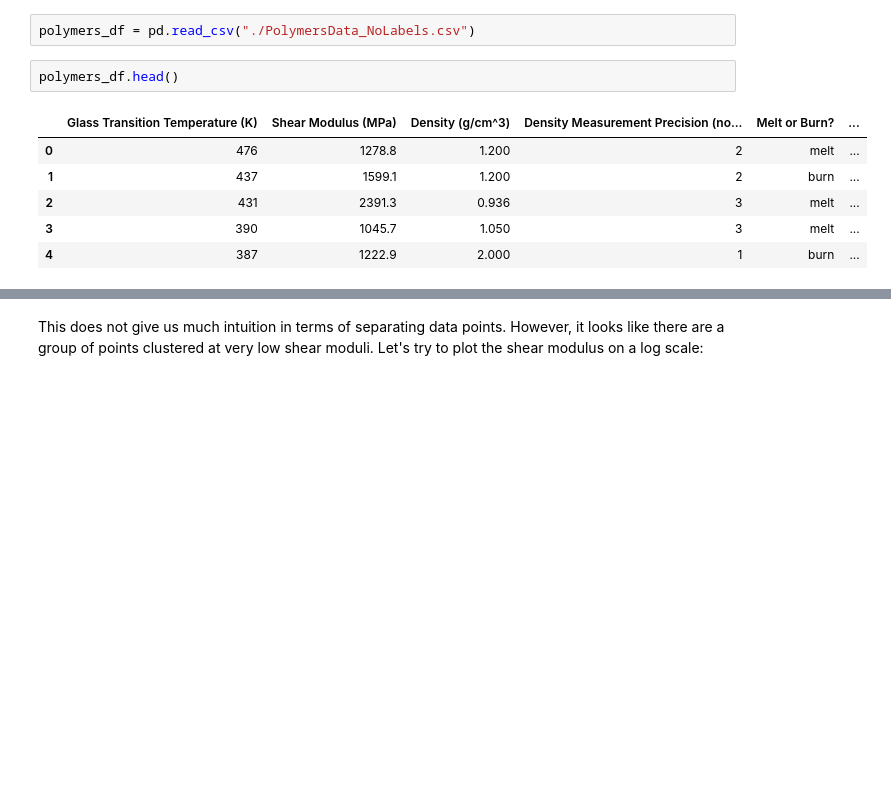
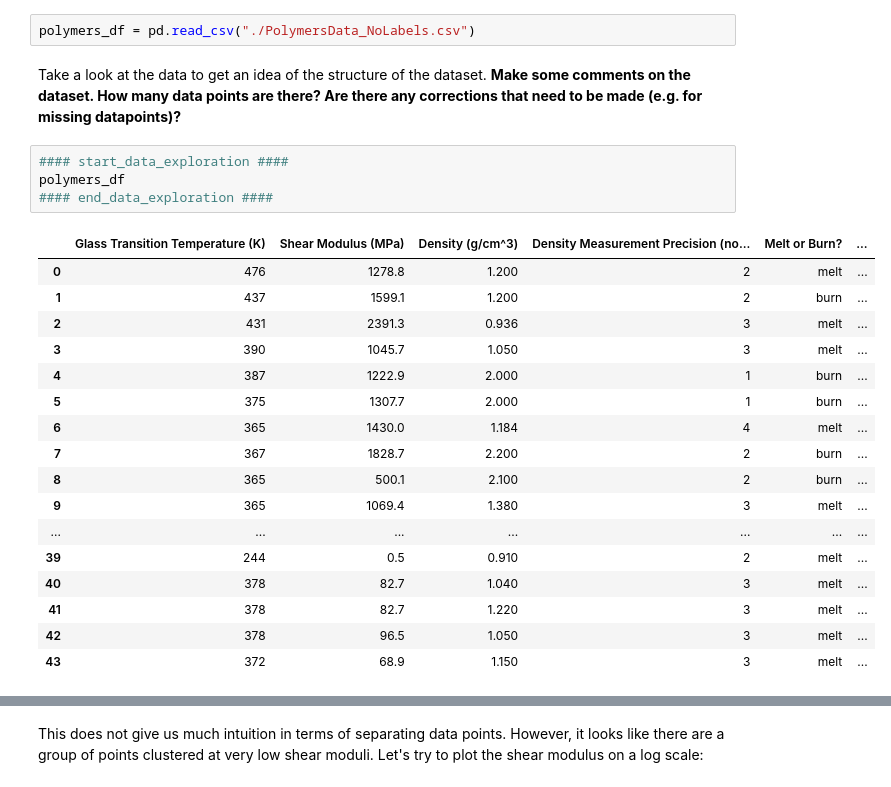
Before and after one commit to dshika14/cs189-darkmagic, a Jupyter notebook: instructors/ProjectTFinal_kmeans_part1_solutions.ipynb, the cells around one changed output, grey strips where cells are left out. Cells and saved outputs as stored; diff of their text form; blank space fills up the shorter version.

```diff
--- a/instructors/ProjectTFinal_kmeans_part1_solutions.ipynb
+++ b/instructors/ProjectTFinal_kmeans_part1_solutions.ipynb
@@ -36,12 +53,27 @@ import warnings
 warnings.filterwarnings('ignore')
 # %%
 polymers_df = pd.read_csv("./PolymersData_NoLabels.csv")
-# %%
-polymers_df.head()
-# %% [output]
-|  | Glass Transition Temperature (K) | Shear Modulus (MPa) | Density (g/cm^3) | Density Measurement Precision (no... | Melt or Burn? | ... |
-| 0 | 476 | 1278.8 | 1.200 | 2 | melt | ... |
-| 1 | 437 | 1599.1 | 1.200 | 2 | burn | ... |
-| 2 | 431 | 2391.3 | 0.936 | 3 | melt | ... |
-| 3 | 390 | 1045.7 | 1.050 | 3 | melt | ... |
-| 4 | 387 | 1222.9 | 2.000 | 1 | burn | ... |
+# %% [markdown]
+Take a look at the data to get an idea of the structure of the dataset. __Make some comments on the dataset. How many data points are there? Are there any corrections that need to be made (e.g. for missing datapoints)?__
+# %%
+#### start_data_exploration ####
+polymers_df
+#### end_data_exploration ####
+# %% [output]
+|  | Glass Transition Temperature (K) | Shear Modulus (MPa) | Density (g/cm^3) | Density Measurement Precision (no... | Melt or Burn? | ... |
+| 0 | 476 | 1278.8 | 1.200 | 2 | melt | ... |
+| 1 | 437 | 1599.1 | 1.200 | 2 | burn | ... |
+| 2 | 431 | 2391.3 | 0.936 | 3 | melt | ... |
+| 3 | 390 | 1045.7 | 1.050 | 3 | melt | ... |
+| 4 | 387 | 1222.9 | 2.000 | 1 | burn | ... |
+| 5 | 375 | 1307.7 | 2.000 | 1 | burn | ... |
+| 6 | 365 | 1430.0 | 1.184 | 4 | melt | ... |
+| 7 | 367 | 1828.7 | 2.200 | 2 | burn | ... |
+| 8 | 365 | 500.1 | 2.100 | 2 | burn | ... |
+| 9 | 365 | 1069.4 | 1.380 | 3 | melt | ... |
+| ... | ... | ... | ... | ... | ... | ... |
+| 39 | 244 | 0.5 | 0.910 | 2 | melt | ... |
+| 40 | 378 | 82.7 | 1.040 | 3 | melt | ... |
+| 41 | 378 | 82.7 | 1.220 | 3 | melt | ... |
+| 42 | 378 | 96.5 | 1.050 | 3 | melt | ... |
+| 43 | 372 | 68.9 | 1.150 | 3 | melt | ... |
```
Also changed, not shown: parts of 17 cells of this notebook, 1 other file.
